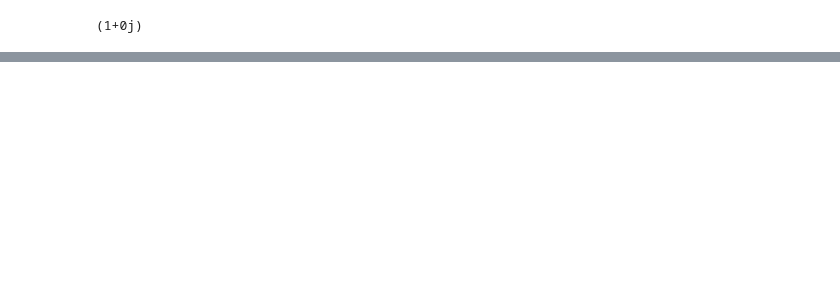
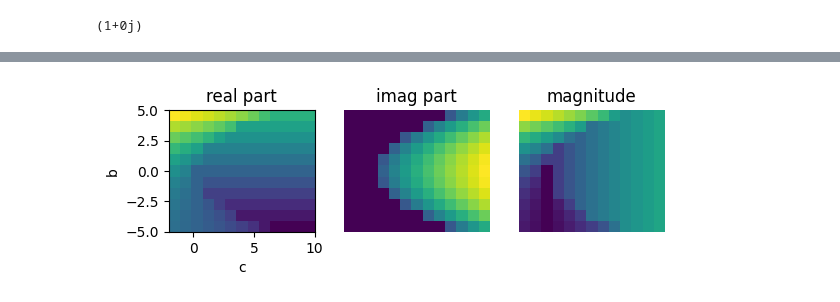
Before and after one commit to rtharris619/ProjectMath, a Jupyter notebook: Algebra2/algebra.ipynb, the cells around one changed output, grey strips where cells are left out. Cells and saved outputs as stored; diff of their text form; code cells hidden in the pictures; blank space fills up the shorter version.

```diff
--- a/Algebra2/algebra.ipynb
+++ b/Algebra2/algebra.ipynb
@@ -328,0 +363,31 @@ print(ans)
+# %%
+a = 1
+b = np.arange(-5,6)
+c = np.arange(-2,11)
+
+M = np.zeros((b.shape[0],c.shape[0]),dtype=complex)
+
+for i in range(0, b.shape[0]):
+  for j in range(0, c.shape[0]):
+    M[i,j] = ( -b[i] + sqrt(b[i]**2 - 4*a*c[j])) / (2*a)
+
+plt.subplot(1,3,1)
+plt.imshow(np.real(M),extent=[ c[0],c[-1], b[0],b[-1] ])
+plt.title('real part')
+plt.xlabel('c')
+plt.ylabel('b')
+plt.axis('on')
+
+plt.subplot(1,3,2)
+plt.imshow(np.imag(M),extent=[ c[0],c[-1], b[0],b[-1] ])
+plt.title('imag part')
+plt.axis('off')
+
+plt.subplot(1,3,3)
+plt.imshow(np.absolute(M),extent=[ c[0],c[-1], b[0],b[-1] ])
+plt.title('magnitude')
+plt.axis('off')
+
+plt.show()
+# %% [output]
+[figure, added]
```
Also changed, not shown: parts of 18 cells of this notebook.
